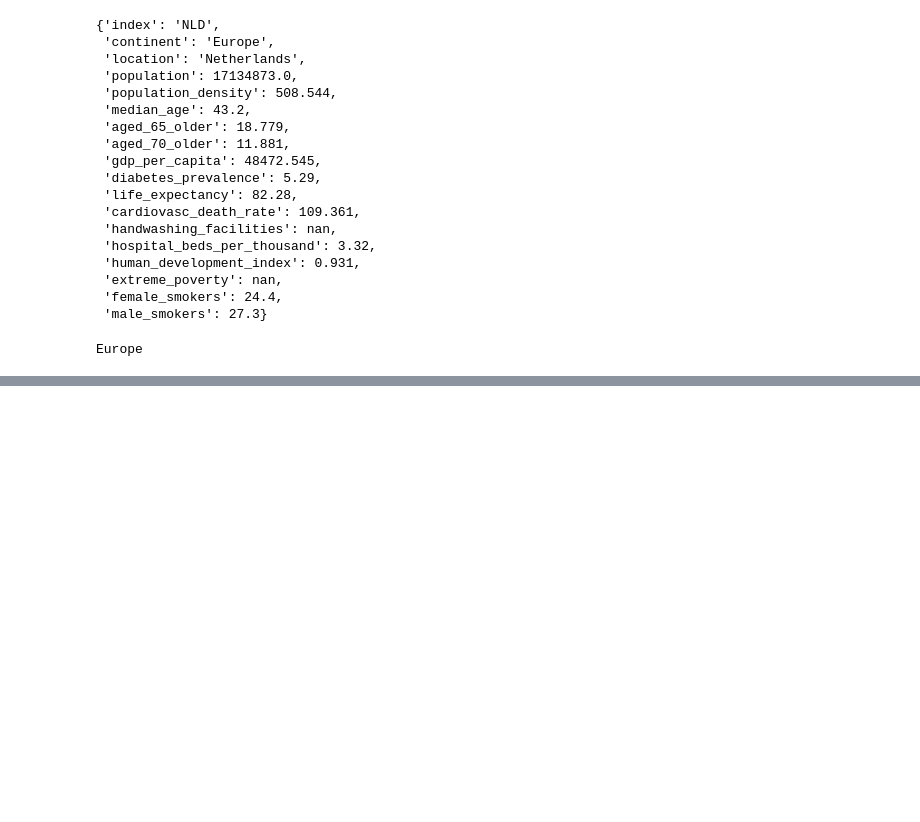
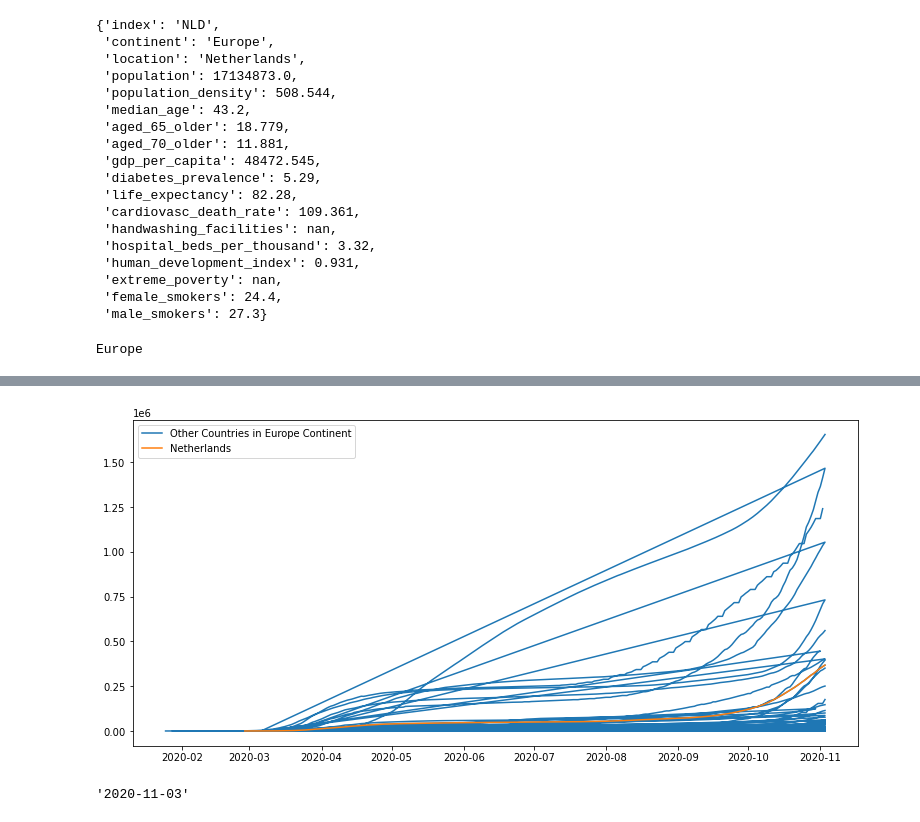
Before and after one commit to teguhsam/Covid19-dashboards, a Jupyter notebook: Notebook.ipynb, the cells around one changed output, grey strips where cells are left out. Cells and saved outputs as stored; diff of their text form; code cells hidden in the pictures; blank space fills up the shorter version.

```diff
--- a/Notebook.ipynb
+++ b/Notebook.ipynb
@@ -228,0 +232,5 @@ contr_list = country_information[country_information['continent'] == continent][
+# %%
+selected_continent = selected_country_info['continent']
+# %%
+df_cont_filter = combined_df[combined_df['continent'] == selected_continent]
+df_cont_filter.head()
@@ -228,0 +245,12 @@ contr_list = country_information[country_information['continent'] == continent][
+# %%
+plt.figure(figsize=(13,6))
+plt.plot('date','total_cases', data= df_cont_filter, label = 'Other Countries in {} Continent'.format(continent))
+plt.plot('date', 'total_cases', data = filtered_df, label = '{}'.format(country_input))
+plt.legend()
+plt.show()
+# %% [output]
+[figure, added]
+# %%
+str(today)
+# %% [output]
+'2020-11-03'
```
Also changed, not shown: parts of 11 cells of this notebook, 5 other files.
